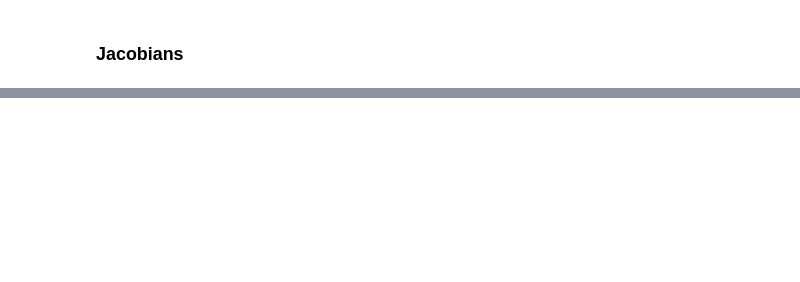
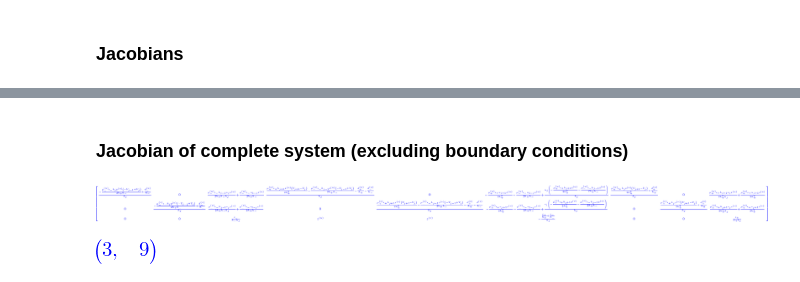
Before and after one commit to danieljfarrell/FVM, a Jupyter notebook: ipynb/Jacobian_for_continuity_and_Poisson_equations.ipynb, the cells around one changed output, grey strips where cells are left out. Cells and saved outputs as stored; diff of their text form; code cells hidden in the pictures; blank space fills up the shorter version.

```diff
--- a/ipynb/Jacobian_for_continuity_and_Poisson_equations.ipynb
+++ b/ipynb/Jacobian_for_continuity_and_Poisson_equations.ipynb
@@ -135,0 +151,11 @@ X.jacobian(Y)
+# %% [markdown]
+### Jacobian of complete system (excluding boundary conditions)
+# %%
+J = F.jacobian(X)
+J
+# %% [output]
+[figure, added]
+# %%
+J.shape
+# %% [output]
+[figure, added]
```
Also changed, not shown: parts of 13 cells of this notebook, 18 other files.
